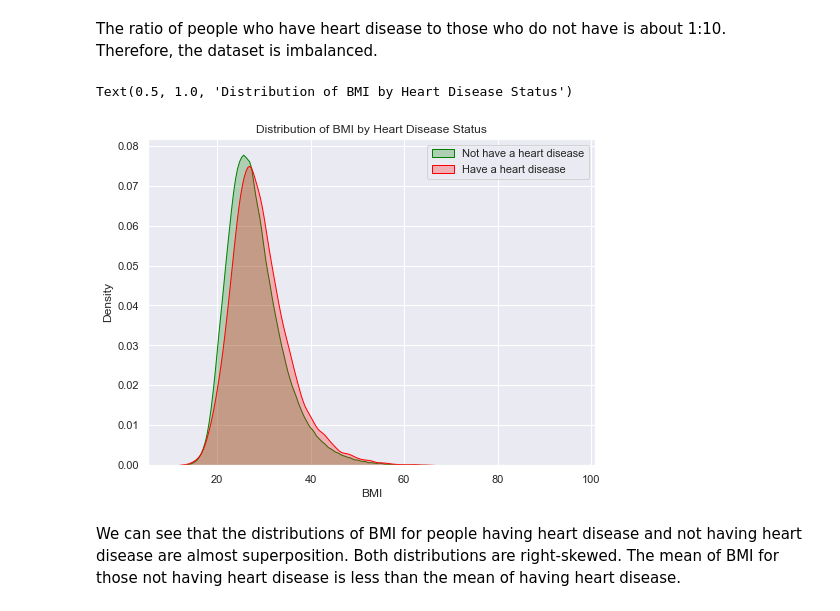
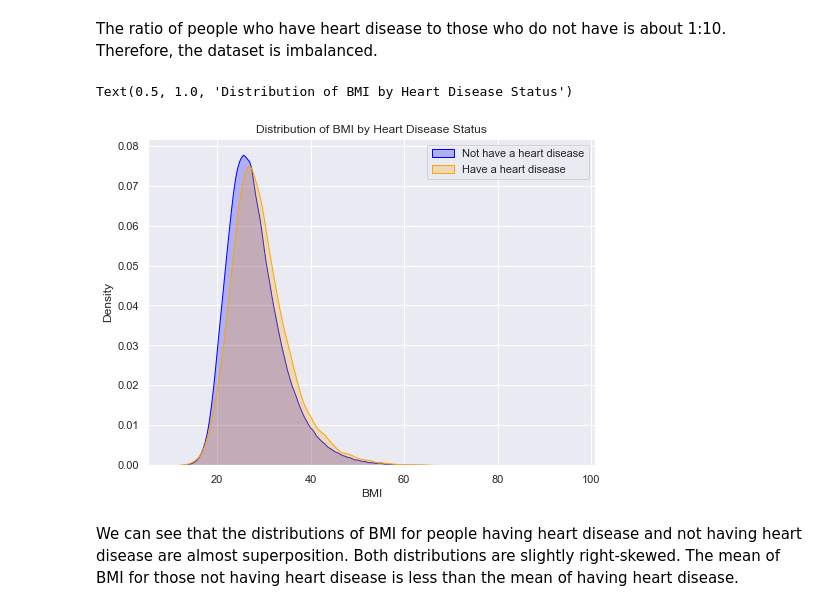
Before and after one commit to YulinLi98/INDE_577_Repo, a Jupyter notebook: Exploratory Data Analysis.ipynb, the cells around one changed output. Cells and saved outputs as stored; diff of their text form; code cells hidden in the pictures.

```diff
--- a/Exploratory Data Analysis.ipynb
+++ b/Exploratory Data Analysis.ipynb
@@ -14,7 +14,7 @@ import seaborn as sns
 sns.set_theme()
 
 # Import the data
-df = pd.read_csv("https://raw.githubusercontent.com/YulinLi98/INDE_577_Repo/main/heart_2020.csv")
+df = pd.read_csv("https://raw.githubusercontent.com/YulinLi98/Sample_Repo/main/heart_2020.csv")
 df.head() #shows the first 5 rows of the dataset
 # %% [output]
 |  | HeartDisease | BMI | Smoking | AlcoholDrinking | Stroke | PhysicalHealth | MentalHealth | DiffWalking | ... |
@@ -72,16 +72,16 @@ The ratio of people who have heart disease to those who do not have is about 1:1
 # %%
 #Distribution of BMI
 plt.figure(figsize=(8,6))
 ax = sns.kdeplot(df.BMI[df["HeartDisease"] == 'No'],
-                color="Green", shade = True)
+                color="Blue", shade = True)
 ax = sns.kdeplot(df.BMI[df["HeartDisease"] == 'Yes'],
-                ax =ax, color="Red", shade= True)
+                ax =ax, color="Orange", shade= True)
 ax.legend(["Not have a heart disease","Have a heart disease"], loc='upper right')
 ax.set_ylabel('Density')
 ax.set_xlabel('BMI')
 ax.set_title("Distribution of BMI by Heart Disease Status")
 # %% [output]
 Text(0.5, 1.0, 'Distribution of BMI by Heart Disease Status')
-[figure, old version]
+[figure, new version]
 # %% [markdown]
-We can see that the distributions of BMI for people having heart disease and not having heart disease are almost superposition. Both distributions are right-skewed. The mean of BMI for those not having heart disease is less than the mean of having heart disease.
+We can see that the distributions of BMI for people having heart disease and not having heart disease are almost superposition. Both distributions are slightly right-skewed. The mean of BMI for those not having heart disease is less than the mean of having heart disease.
```
Also changed, not shown: parts of 15 cells of this notebook.
